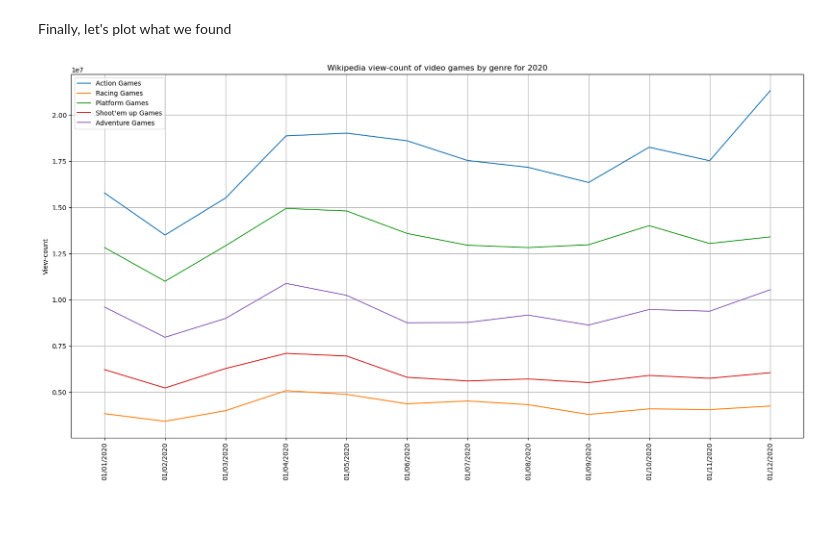
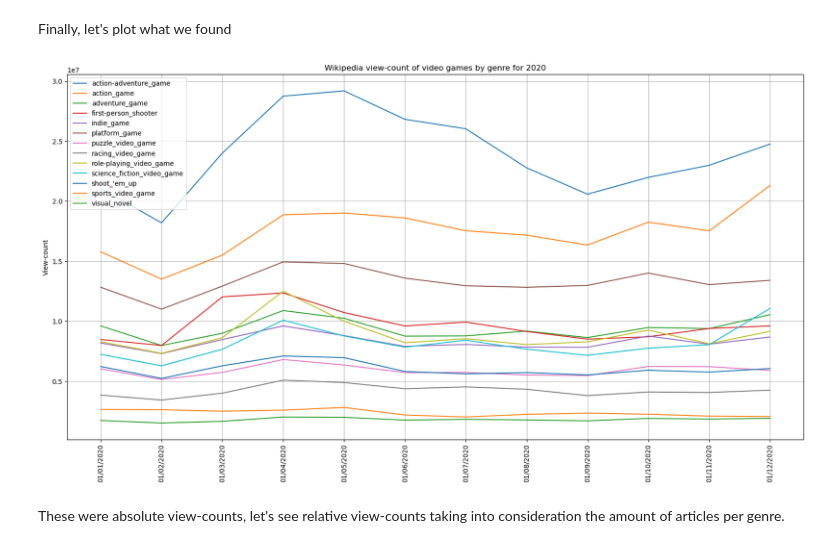
Before and after one commit to epfl-ada/ada-2022-project-teamjose, a Jupyter notebook: analyses/Video_games.ipynb, the cells around one changed output. Drawn from its saved outputs; the diff is of its cells as text; code cells hidden in the pictures; blank space fills up the shorter version.

```diff
--- a/analyses/Video_games.ipynb
+++ b/analyses/Video_games.ipynb
@@ -258,19 +254,22 @@ Now that we have the dataframe, we save it as csv file
 df.to_csv('video_game_genre2020.csv')
 # %% [markdown]
 Finally, let's plot what we found
+# %%
+games= pd.read_csv('data/video_game_genre2020.csv')
+count = game_genre_df.groupby(['genreLabel.value'])['objectLabel.value'].count()
 # %%
 plt.figure(figsize=(20,10))
-plt.plot(dates, df.action_game, label="Action Games")
-plt.plot(dates, df.racing_video_game, label="Racing Games")
-plt.plot(dates, df.platform_game, label="Platform Games")
-plt.plot(dates, df['shoot_\'em_up'], label="Shoot'em up Games")
-plt.plot(dates, df.adventure_game, label="Adventure Games")
+for g in count.index:
+    plt.plot(dates, games['{}'.format(g)], label='{}'.format(g))
+
 plt.tick_params(axis='x', labelrotation=90)
 plt.legend()
 plt.grid()
 plt.title("Wikipedia view-count of video games by genre for 2020")
 plt.ylabel("View-count")
 plt.xticks(dates, date)
 plt.show()
 # %% [output]
-[figure, old version]
+[figure, new version]
+# %% [markdown]
+These were absolute view-counts, let's see relative view-counts taking into consideration the amount of articles per genre.
```
Also changed, not shown: parts of 14 cells of this notebook, 1 other file.
